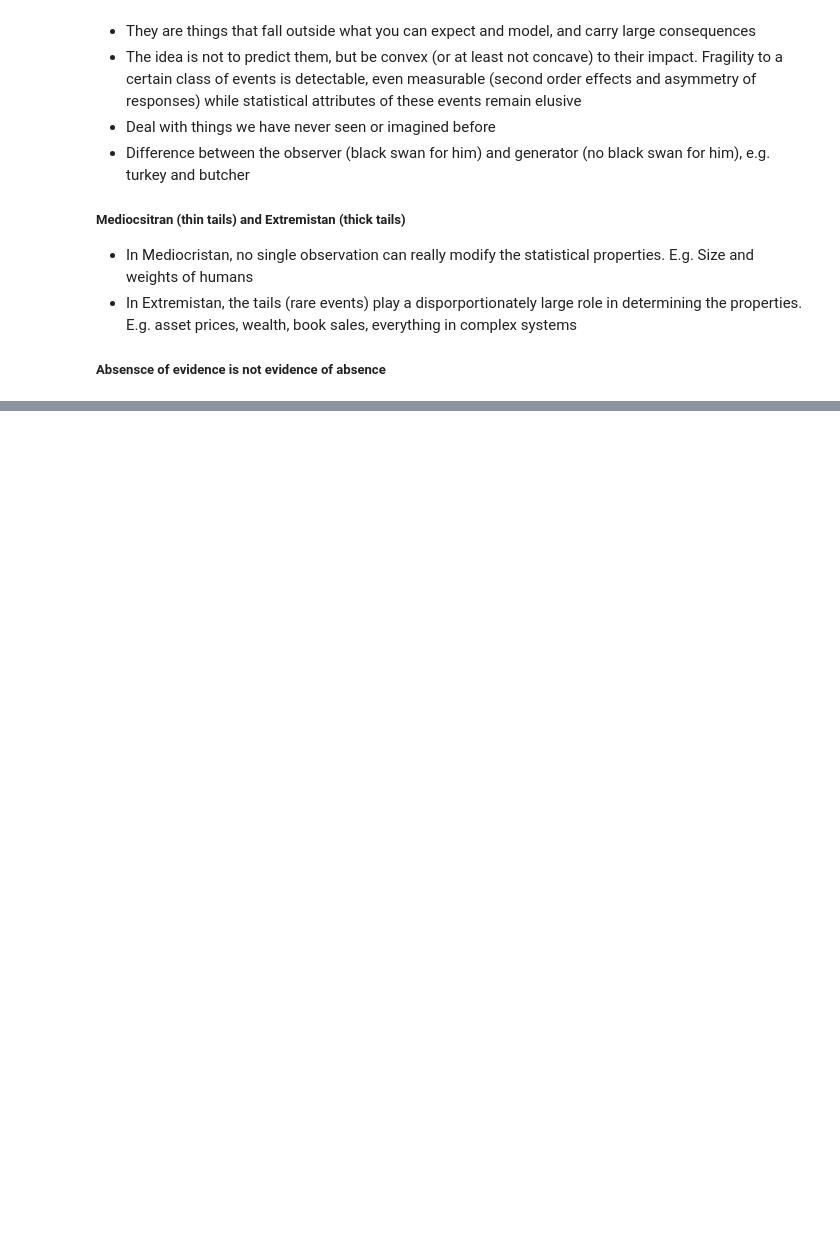
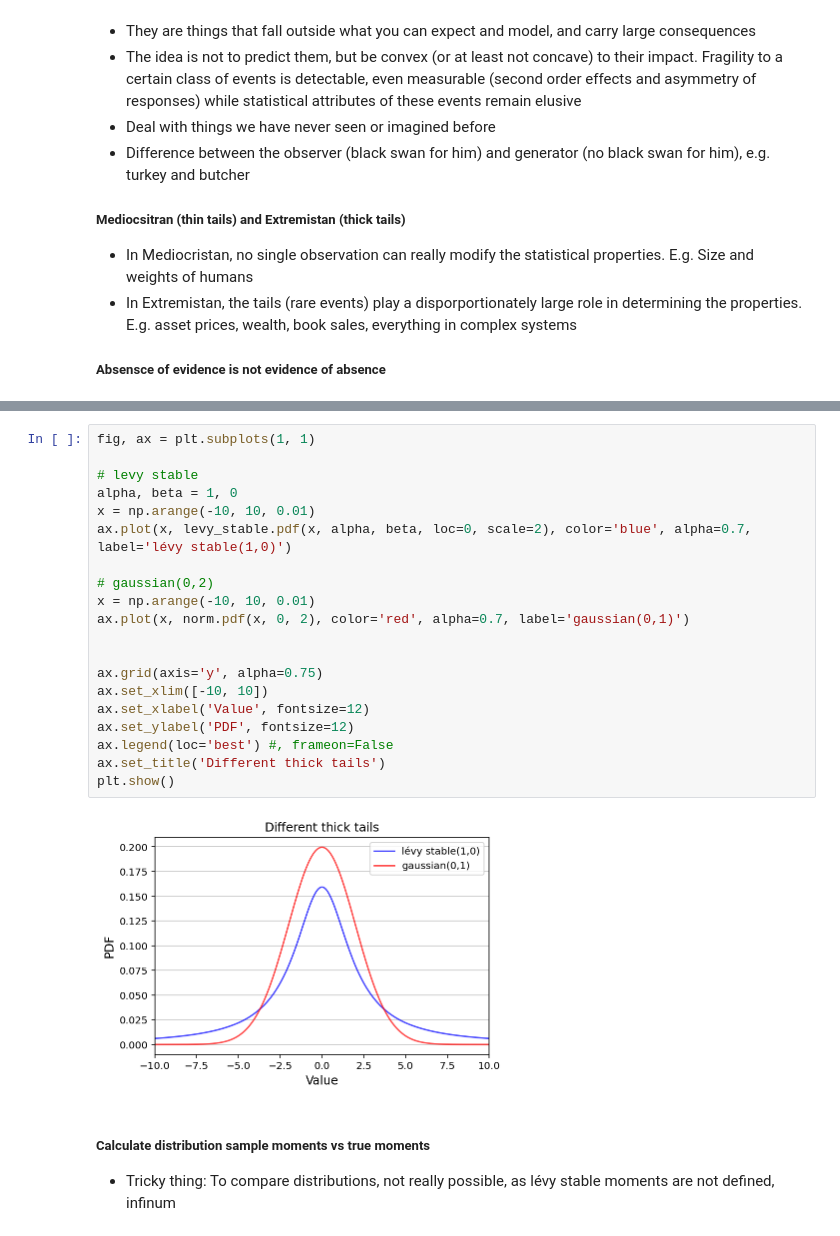
Before and after one commit to tobikuhlmann/monte-carlo-playground, a Jupyter notebook: statistical_consequences_of_fat_tails_taleb_2020.ipynb, the cells around one changed output, grey strips where cells are left out. Cells and saved outputs as stored; diff of their text form; blank space fills up the shorter version.

```diff
--- a/statistical_consequences_of_fat_tails_taleb_2020.ipynb
+++ b/statistical_consequences_of_fat_tails_taleb_2020.ipynb
@@ -111,0 +197,25 @@ Better stay home. We must not expose ourselves to harm in the presence of fragil
+# %%
+fig, ax = plt.subplots(1, 1)
+
+# levy stable
+alpha, beta = 1, 0
+x = np.arange(-10, 10, 0.01)
+ax.plot(x, levy_stable.pdf(x, alpha, beta, loc=0, scale=2), color='blue', alpha=0.7, label='lévy stable(1,0)')
+
+# gaussian(0,2)
+x = np.arange(-10, 10, 0.01)
+ax.plot(x, norm.pdf(x, 0, 2), color='red', alpha=0.7, label='gaussian(0,1)')
+
+
+ax.grid(axis='y', alpha=0.75)
+ax.set_xlim([-10, 10])
+ax.set_xlabel('Value', fontsize=12)
+ax.set_ylabel('PDF', fontsize=12)
+ax.legend(loc='best') #, frameon=False
+ax.set_title('Different thick tails')
+plt.show()
+# %% [output]
+[figure, added]
+# %% [markdown]
+##### Calculate distribution sample moments vs true moments
+- Tricky thing: To compare distributions, not really possible, as lévy stable moments are not defined, infinum
```
Also changed, not shown: parts of 8 cells of this notebook.
